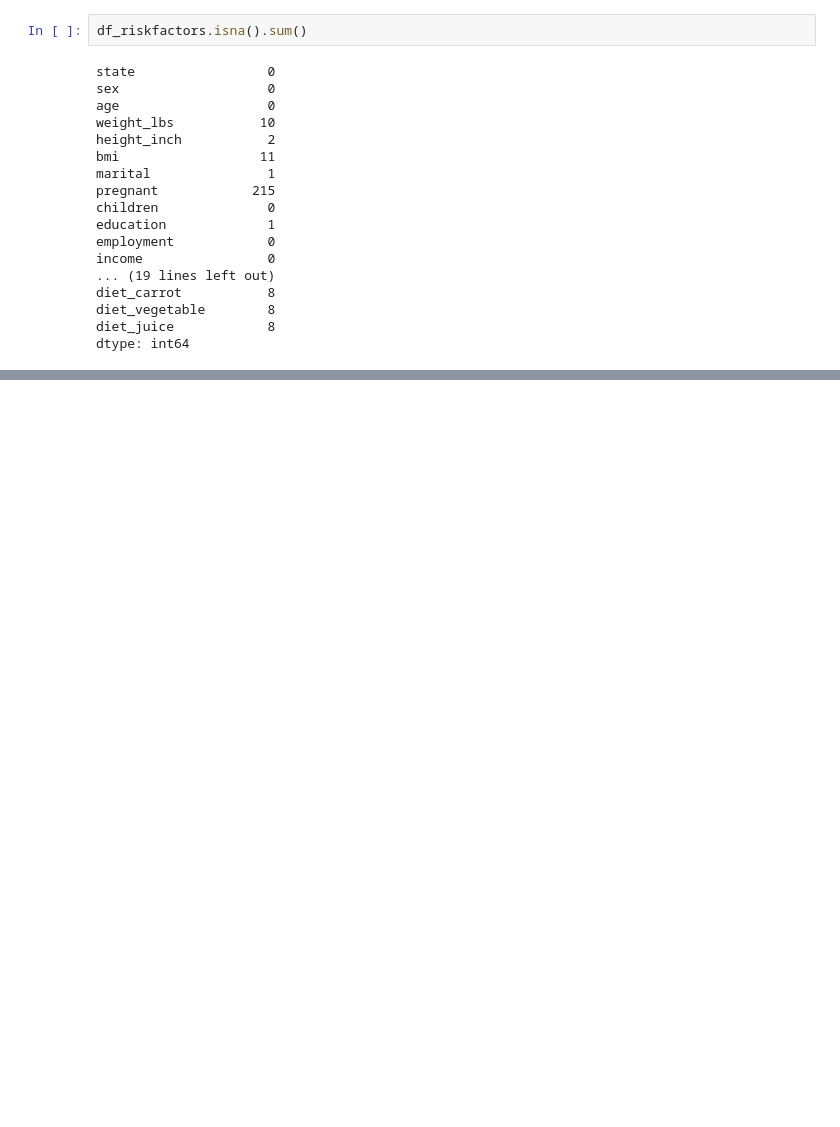
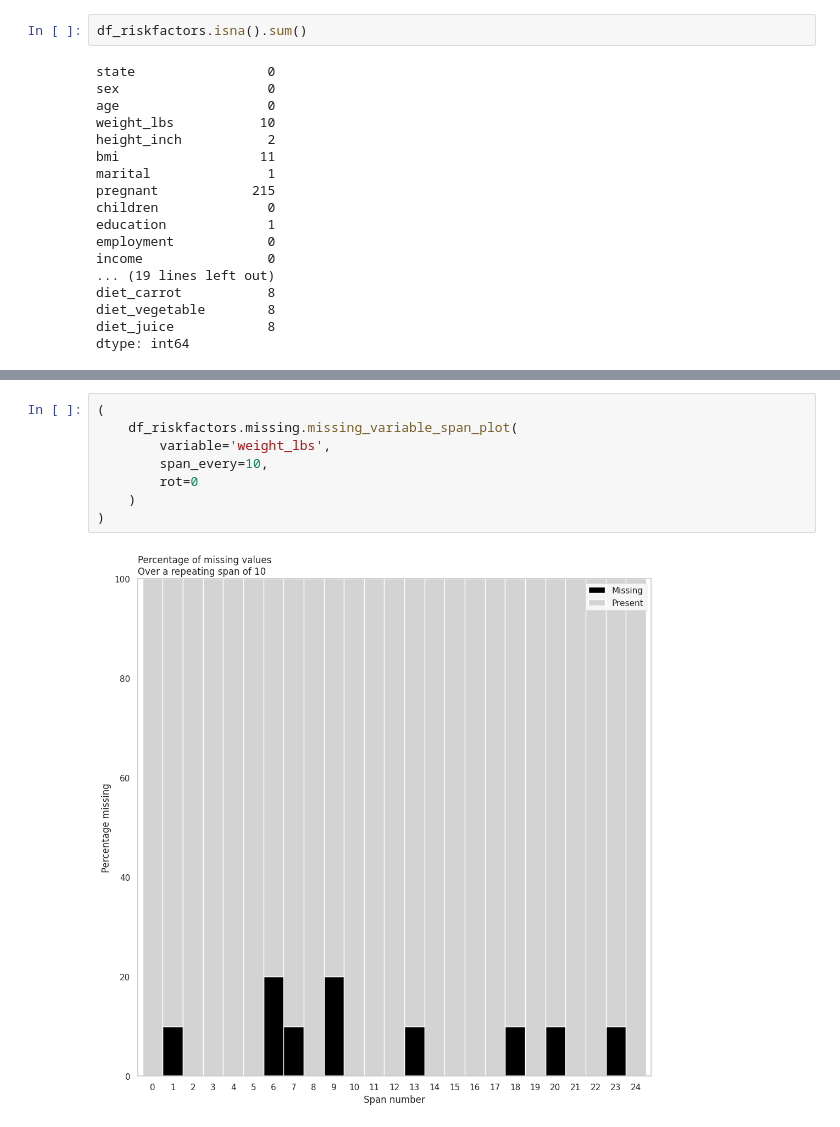
Before and after one commit to AleexSilva/Training-MissingData, a Jupyter notebook: exploring_missing_values.ipynb, the cells around one changed output, grey strips where cells are left out. Saved outputs shown, nothing was run; the diff lists cells and outputs as text; blank space fills up the shorter version.

```diff
--- a/exploring_missing_values.ipynb
+++ b/exploring_missing_values.ipynb
@@ -152,0 +424,10 @@ dtype: int64
+# %%
+(
+    df_riskfactors.missing.missing_variable_span_plot(
+        variable='weight_lbs',
+        span_every=10,
+        rot=0
+    )
+)
+# %% [output]
+[figure, added]
```
Also changed, not shown: parts of 25 cells of this notebook, 1 other file.
